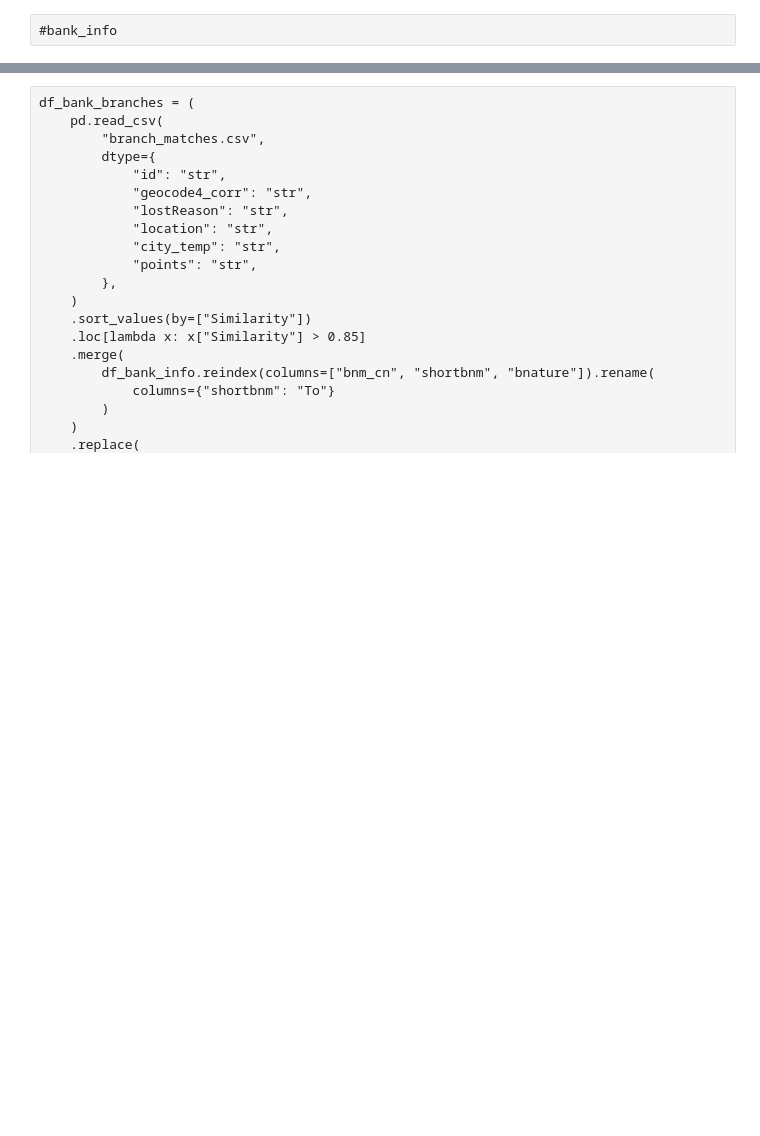
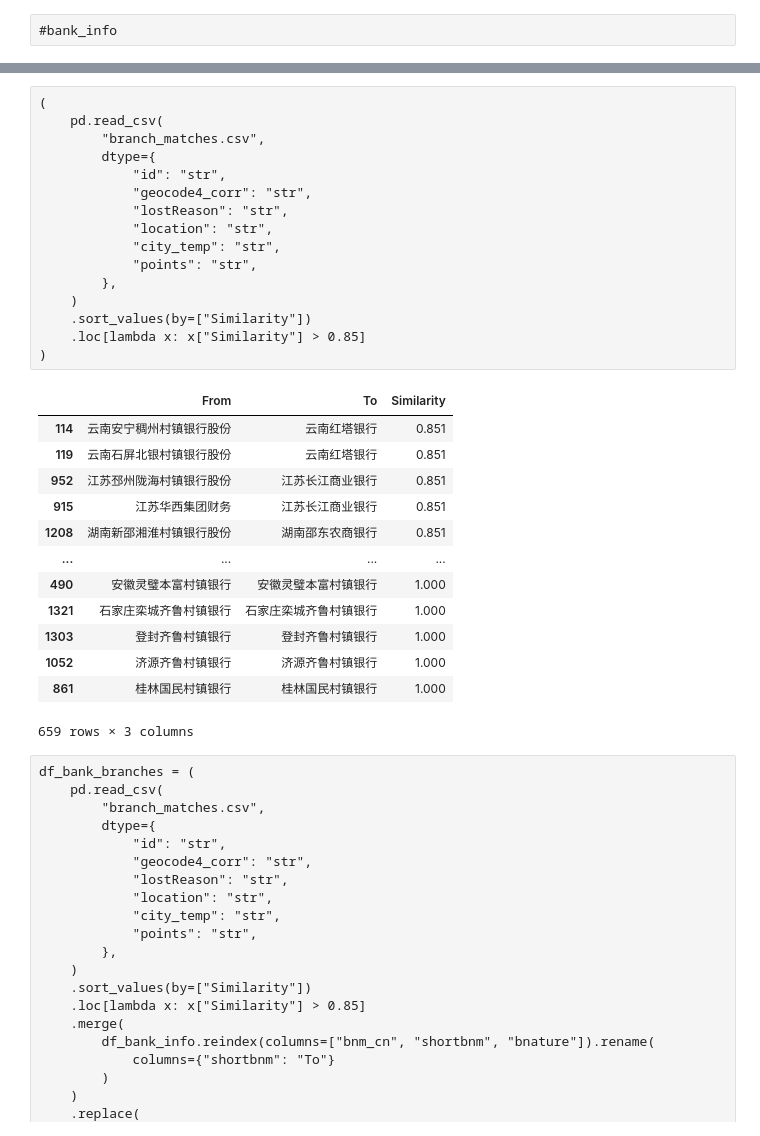
Before and after one commit to thomaspernet/pollution_credit_constraint, a Jupyter notebook: 02_data_analysis/01_model_train_evaluate/01_credit_supply/00_credit_supply.ipynb, the cells around one changed output, grey strips where cells are left out. Saved outputs shown, nothing was run; the diff lists cells and outputs as text; blank space fills up the shorter version.

```diff
--- a/02_data_analysis/01_model_train_evaluate/01_credit_supply/00_credit_supply.ipynb
+++ b/02_data_analysis/01_model_train_evaluate/01_credit_supply/00_credit_supply.ipynb
@@ -672,3 +1146,33 @@ model = PolyFuzz(rapidfuzz_matcher).match(banks_to_find, bank_info)
+# %%
+(
+    pd.read_csv(
+        "branch_matches.csv",
+        dtype={
+            "id": "str",
+            "geocode4_corr": "str",
+            "lostReason": "str",
+            "location": "str",
+            "city_temp": "str",
+            "points": "str",
+        },
+    )
+    .sort_values(by=["Similarity"])
+    .loc[lambda x: x["Similarity"] > 0.85]
+)
+# %% [output]
+|  | From | To | Similarity |
+| 114 | 云南安宁稠州村镇银行股份 | 云南红塔银行 | 0.851 |
+| 119 | 云南石屏北银村镇银行股份 | 云南红塔银行 | 0.851 |
+| 952 | 江苏邳州陇海村镇银行股份 | 江苏长江商业银行 | 0.851 |
+| 915 | 江苏华西集团财务 | 江苏长江商业银行 | 0.851 |
+| 1208 | 湖南新邵湘淮村镇银行股份 | 湖南邵东农商银行 | 0.851 |
+| ... | ... | ... | ... |
+| 490 | 安徽灵璧本富村镇银行 | 安徽灵璧本富村镇银行 | 1.000 |
+| 1321 | 石家庄栾城齐鲁村镇银行 | 石家庄栾城齐鲁村镇银行 | 1.000 |
+| 1303 | 登封齐鲁村镇银行 | 登封齐鲁村镇银行 | 1.000 |
+| 1052 | 济源齐鲁村镇银行 | 济源齐鲁村镇银行 | 1.000 |
+| 861 | 桂林国民村镇银行 | 桂林国民村镇银行 | 1.000 |
+659 rows × 3 columns
 # %%
 df_bank_branches = (
     pd.read_csv(
```
Also changed, not shown: parts of 116 cells of this notebook, 1 other file.
